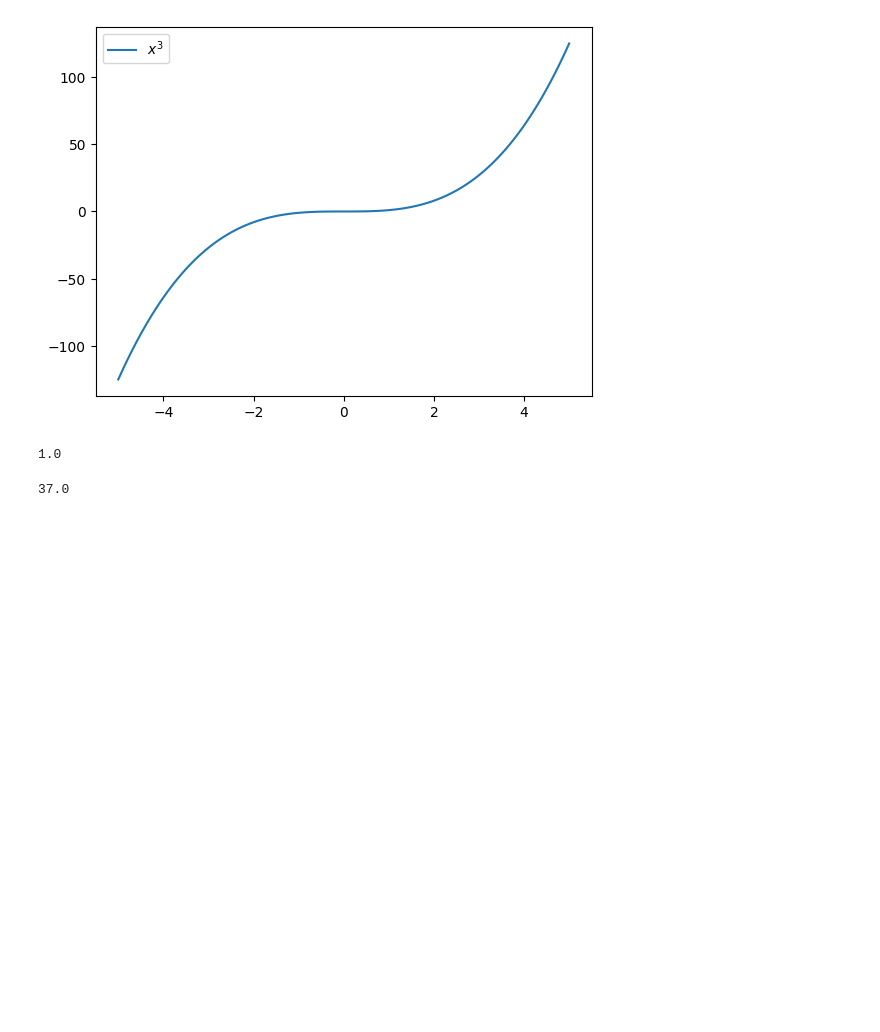
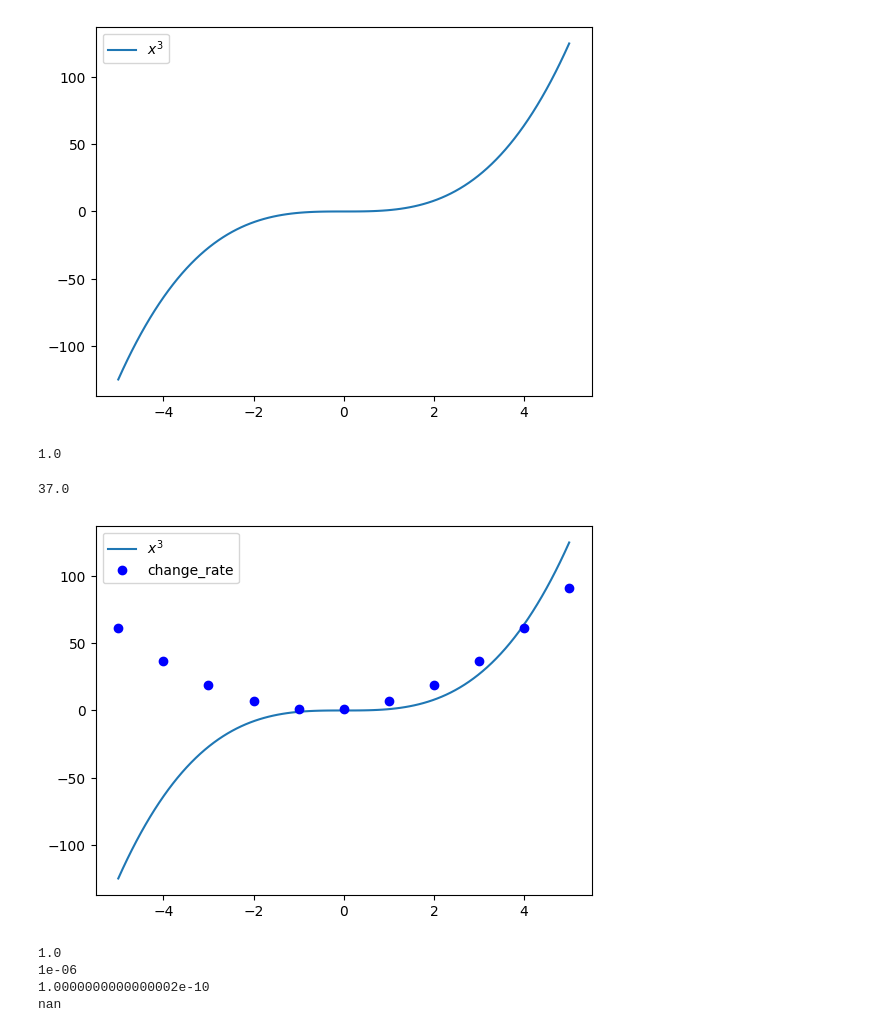
Before and after one commit to nasudadada/sandbox, a Jupyter notebook: python/math_bootcamp/calculus.ipynb, the cells around one changed output. Drawn from its saved outputs; the diff is of its cells as text; code cells hidden in the pictures; blank space fills up the shorter version.

```diff
--- a/python/math_bootcamp/calculus.ipynb
+++ b/python/math_bootcamp/calculus.ipynb
@@ -38,3 +38,28 @@ calc_change_rate(x3, 0, 1)
 calc_change_rate(x3, 3, 1)
 # %% [output]
 37.0
+# %%
+# 変化量の計算結果をグラフに重ねる
+x = np.linspace(-5, 5, 100)
+
+a = np.arange(-5, 5 + 1)
+
+r = calc_change_rate(f=x3, a=a, h=1)
+
+plt.plot(x, x3(x), label="$x^3$")
+plt.plot(a, r, "bo", label="change_rate")
+plt.legend()
+plt.show()
+# %% [output]
+[figure, added]
+# %%
+# hを小さくすると、計算結果もどんどん小さくなる
+print(f"{calc_change_rate(x3, 0, 1)}")
+print(f"{calc_change_rate(x3, 0, 0.001)}")
+print(f"{calc_change_rate(x3, 0, 0.00001)}")
+print(f"{calc_change_rate(x3, 0, 1.0e-400)}")
+# %% [output]
+1.0
+1e-06
+1.0000000000000002e-10
+nan
```
Also changed, not shown: parts of 1 cell of this notebook.
